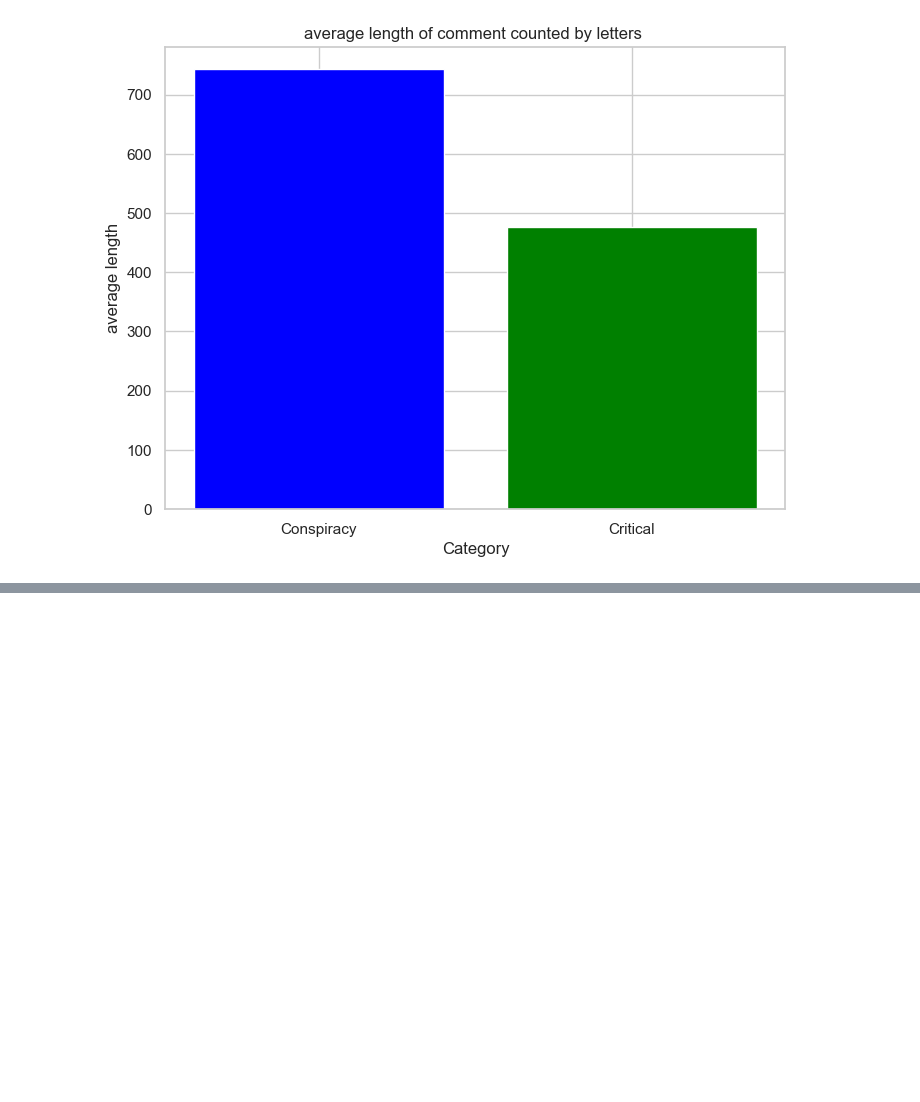
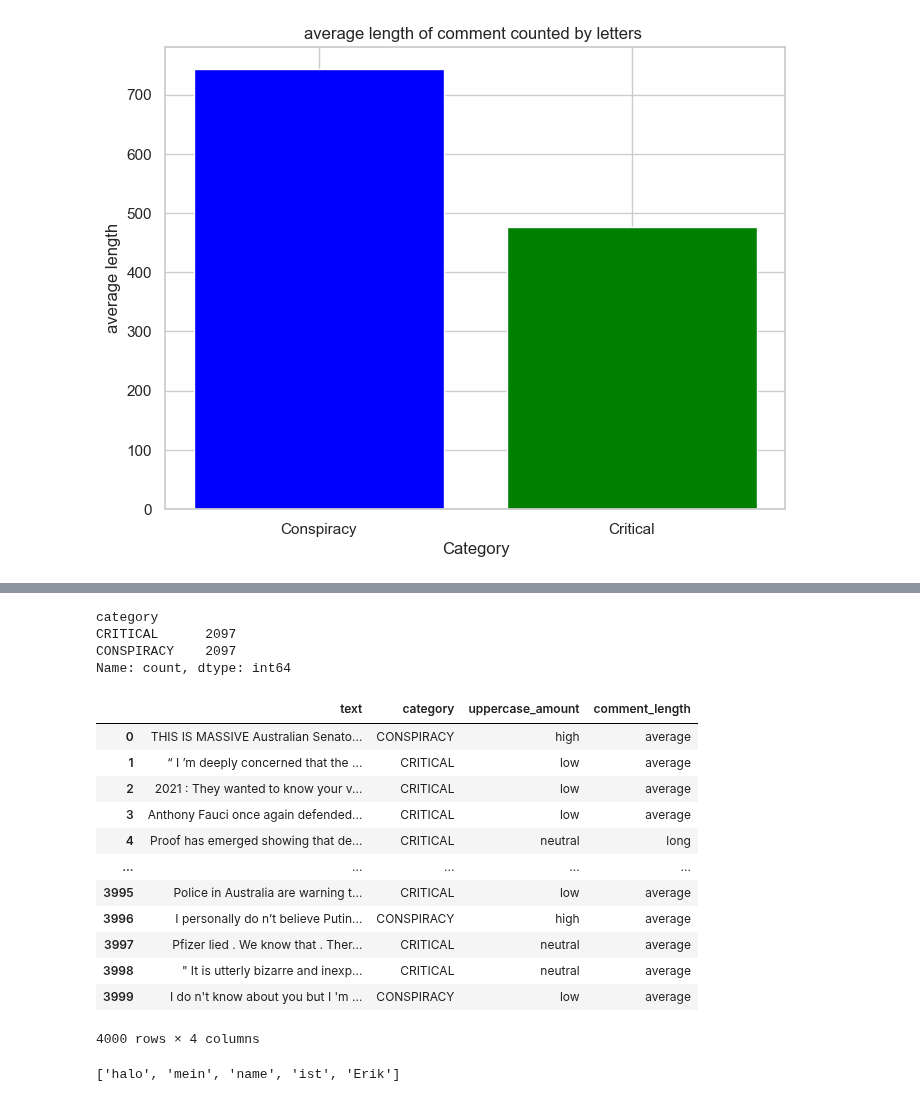
Before and after one commit to erikrubinov/nlp_project, a Jupyter notebook: src/task_1.ipynb, the cells around one changed output, grey strips where cells are left out. Saved outputs shown, nothing was run; the diff lists cells and outputs as text; code cells hidden in the pictures; blank space fills up the shorter version.

```diff
--- a/src/task_1.ipynb
+++ b/src/task_1.ipynb
@@ -444,0 +479,52 @@ plt.show()
+# %%
+df = pd.DataFrame(data)
+
+# Split data
+train_df, test_df = train_test_split(df, test_size=0.2, stratify=df['category'], random_state=42)
+
+# Handle class imbalance in the training set
+train_df_majority = train_df[train_df.category == 'CRITICAL']
+train_df_minority = train_df[train_df.category == 'CONSPIRACY']
+
+train_df_minority_upsampled = resample(train_df_minority,
+                                       replace=True,
+                                       n_samples=len(train_df_majority),
+                                       random_state=42)
+
+train_df_balanced = pd.concat([train_df_majority, train_df_minority_upsampled])
+
+print(train_df_balanced['category'].value_counts())
+
+
+
+X_train = train_df[['text', 'uppercase_amount', 'comment_length']]
+y_train = train_df['category']
+X_test = test_df[['text', 'uppercase_amount', 'comment_length']]
+y_test = test_df['category']
+# %% [output]
+category
+CRITICAL      2097
+CONSPIRACY    2097
+Name: count, dtype: int64
+# %%
+df = pd.DataFrame(data)
+df
+#df = df.drop('id')
+
+id_series = df.pop('id')
+
+df
+# %% [output]
+|  | text | category | uppercase_amount | comment_length |
+| 0 | THIS IS MASSIVE Australian Senato... | CONSPIRACY | high | average |
+| 1 | “ I ’m deeply concerned that the ... | CRITICAL | low | average |
+| 2 | 2021 : They wanted to know your v... | CRITICAL | low | average |
+| 3 | Anthony Fauci once again defended... | CRITICAL | low | average |
+| 4 | Proof has emerged showing that de... | CRITICAL | neutral | long |
+| ... | ... | ... | ... | ... |
+| 3995 | Police in Australia are warning t... | CRITICAL | low | average |
+| 3996 | I personally do n’t believe Putin... | CONSPIRACY | high | average |
+| 3997 | Pfizer lied . We know that . Ther... | CRITICAL | neutral | average |
+| 3998 | " It is utterly bizarre and inexp... | CRITICAL | neutral | average |
+| 3999 | I do n't know about you but I 'm ... | CONSPIRACY | low | average |
+4000 rows × 4 columns
@@ -444,0 +561,10 @@ plt.show()
+# %%
+tokens = "halo mein name ist Erik "
+tokens = word_tokenize(tokens)
+stemmer = PorterStemmer()
+lemmatizer = WordNetLemmatizer()
+#tokens = [stemmer.stem(word) for word in tokens]
+tokens = [lemmatizer.lemmatize(word) for word in tokens]
+tokens
+# %% [output]
+['halo', 'mein', 'name', 'ist', 'Erik']
```
Also changed, not shown: parts of 4 cells of this notebook, 3 other files.
